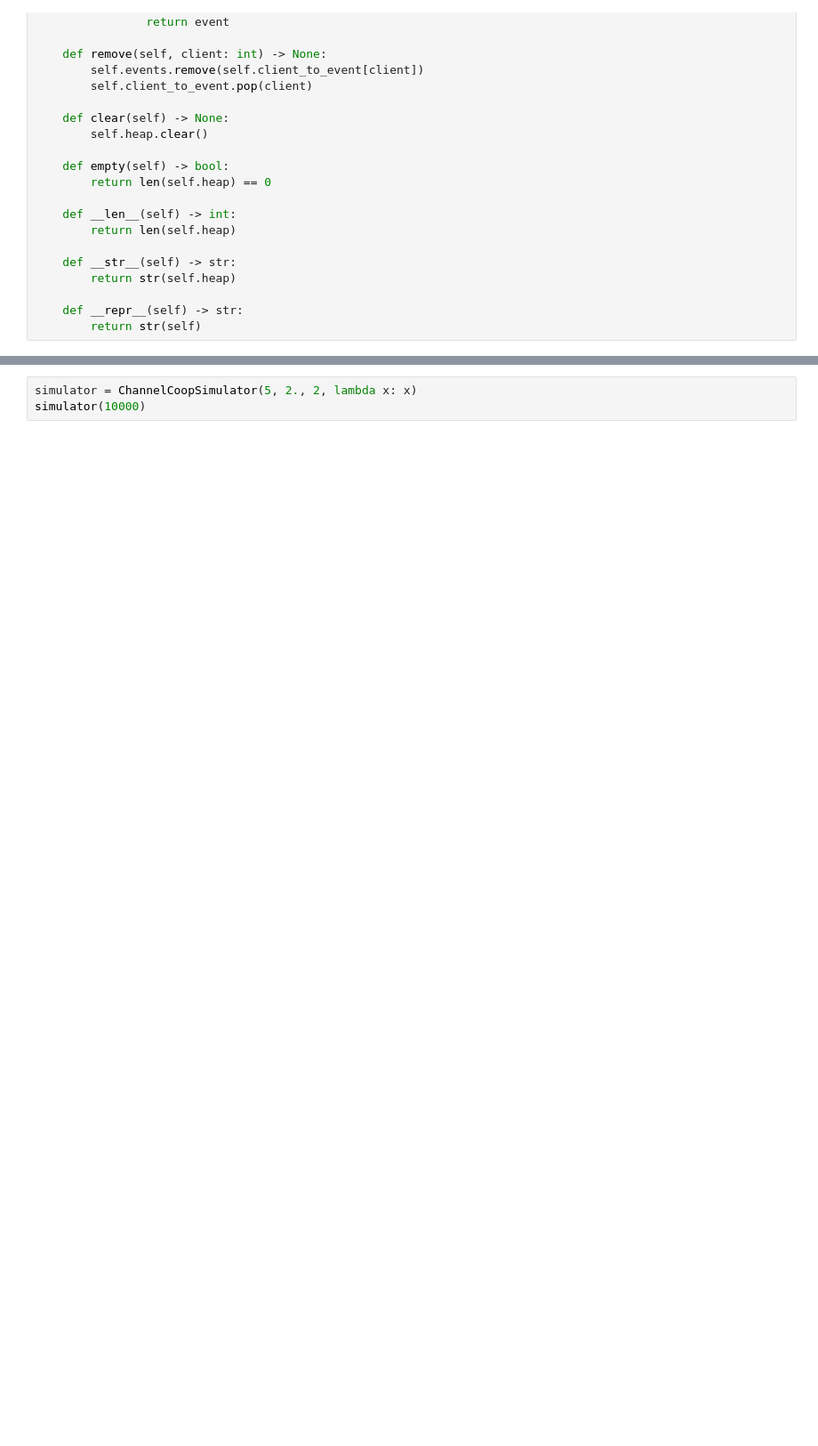
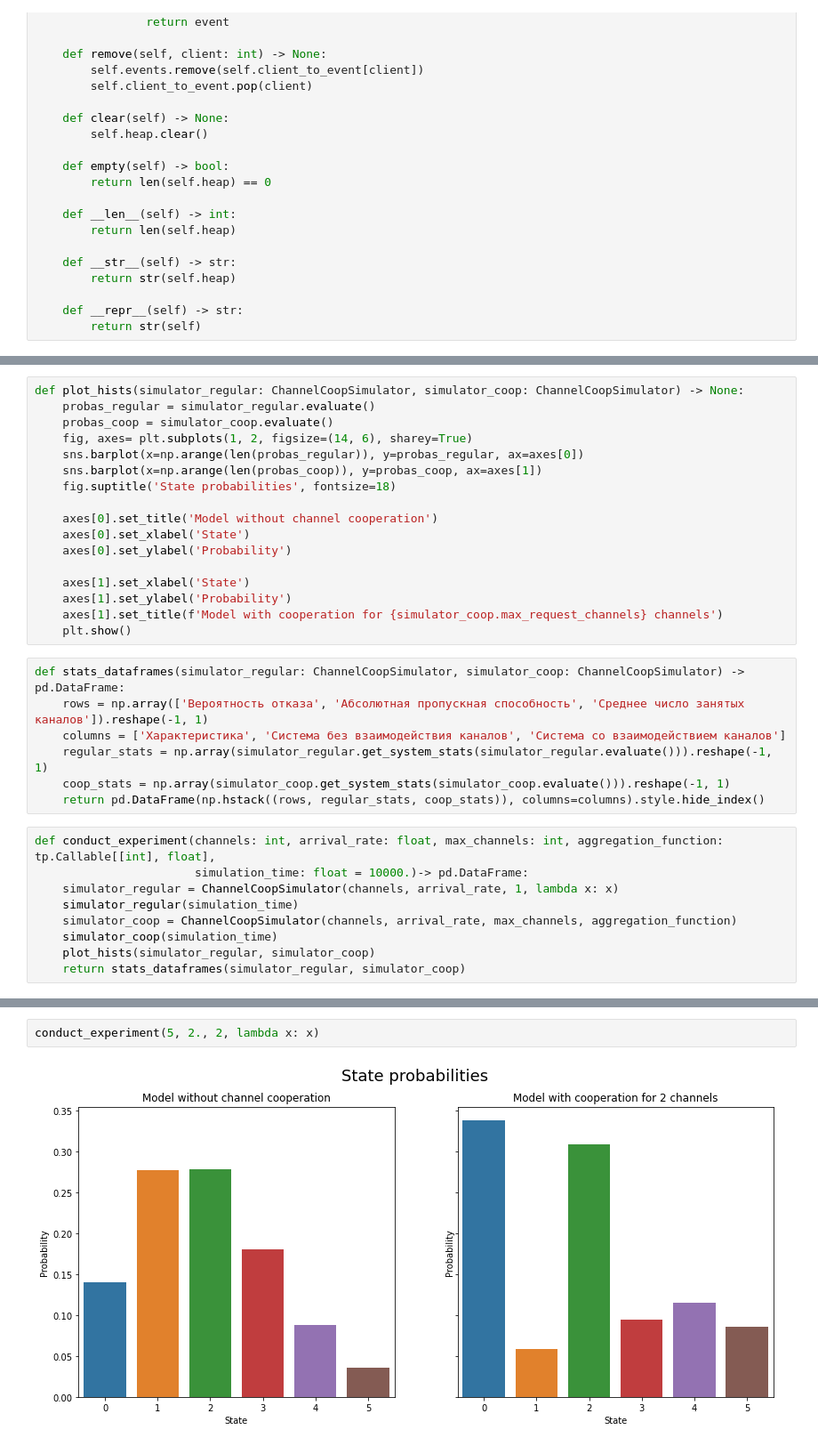
Before and after one commit to dinohunter2836/matmod, a Jupyter notebook: lab3.ipynb, the cells around one changed output, grey strips where cells are left out. Shown at 89% size. Saved outputs shown, nothing was run; the diff lists cells and outputs as text; blank space fills up the shorter version.

Commit message:
A few fixes and added experiments

```diff
--- a/lab3.ipynb
+++ b/lab3.ipynb
@@ -164,0 +180,33 @@ class ChannelCoopSimulator:
+# %%
+def plot_hists(simulator_regular: ChannelCoopSimulator, simulator_coop: ChannelCoopSimulator) -> None:
+    probas_regular = simulator_regular.evaluate()
+    probas_coop = simulator_coop.evaluate()
+    fig, axes= plt.subplots(1, 2, figsize=(14, 6), sharey=True)
+    sns.barplot(x=np.arange(len(probas_regular)), y=probas_regular, ax=axes[0])
+    sns.barplot(x=np.arange(len(probas_coop)), y=probas_coop, ax=axes[1])
+    fig.suptitle('State probabilities', fontsize=18)
+
+    axes[0].set_title('Model without channel cooperation')
+    axes[0].set_xlabel('State')
+    axes[0].set_ylabel('Probability')
+
+    axes[1].set_xlabel('State')
+    axes[1].set_ylabel('Probability')
+    axes[1].set_title(f'Model with cooperation for {simulator_coop.max_request_channels} channels')
+    plt.show()
+# %%
+def stats_dataframes(simulator_regular: ChannelCoopSimulator, simulator_coop: ChannelCoopSimulator) -> pd.DataFrame:
+    rows = np.array(['Вероятность отказа', 'Абсолютная пропускная способность', 'Среднее число занятых каналов']).reshape(-1, 1)
+    columns = ['Характеристика', 'Система без взаимодействия каналов', 'Система со взаимодействием каналов']
+    regular_stats = np.array(simulator_regular.get_system_stats(simulator_regular.evaluate())).reshape(-1, 1)
+    coop_stats = np.array(simulator_coop.get_system_stats(simulator_coop.evaluate())).reshape(-1, 1)
+    return pd.DataFrame(np.hstack((rows, regular_stats, coop_stats)), columns=columns).style.hide_index()
+# %%
+def conduct_experiment(channels: int, arrival_rate: float, max_channels: int, aggregation_function: tp.Callable[[int], float],
+                       simulation_time: float = 10000.)-> pd.DataFrame:
+    simulator_regular = ChannelCoopSimulator(channels, arrival_rate, 1, lambda x: x)
+    simulator_regular(simulation_time)
+    simulator_coop = ChannelCoopSimulator(channels, arrival_rate, max_channels, aggregation_function)
+    simulator_coop(simulation_time)
+    plot_hists(simulator_regular, simulator_coop)
+    return stats_dataframes(simulator_regular, simulator_coop)
@@ -165,3 +217,4 @@ class ChannelCoopSimulator:
 # %%
-simulator = ChannelCoopSimulator(5, 2., 2, lambda x: x)
-simulator(10000)
+conduct_experiment(5, 2., 2, lambda x: x)
+# %% [output]
+[figure, added]
```
Also changed, not shown: parts of 24 cells of this notebook.
